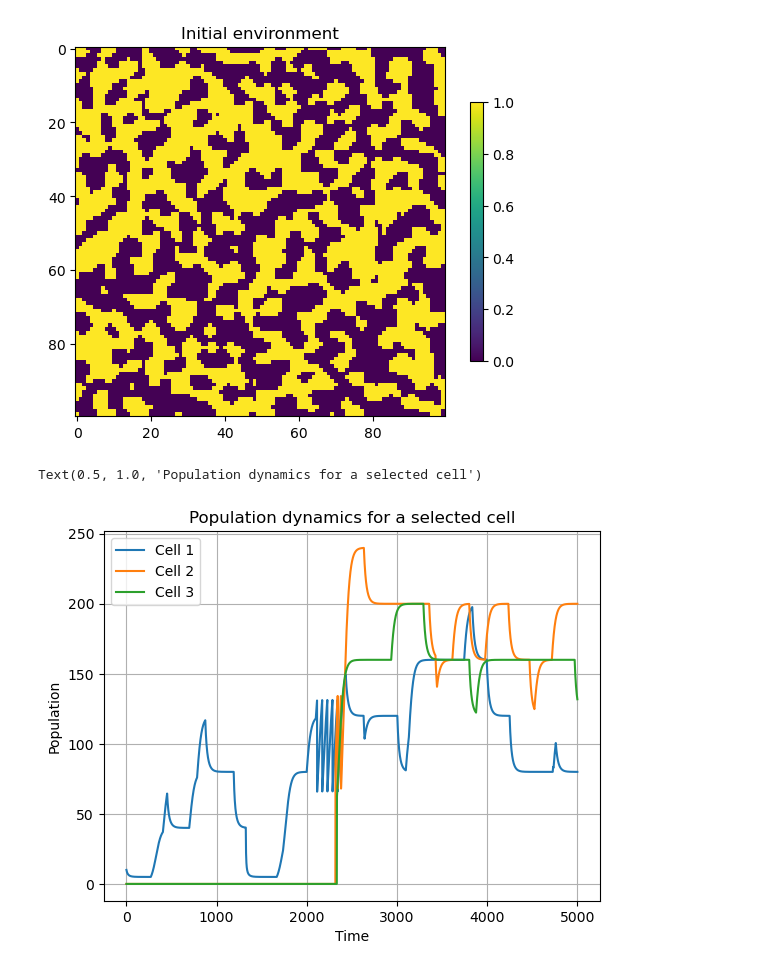
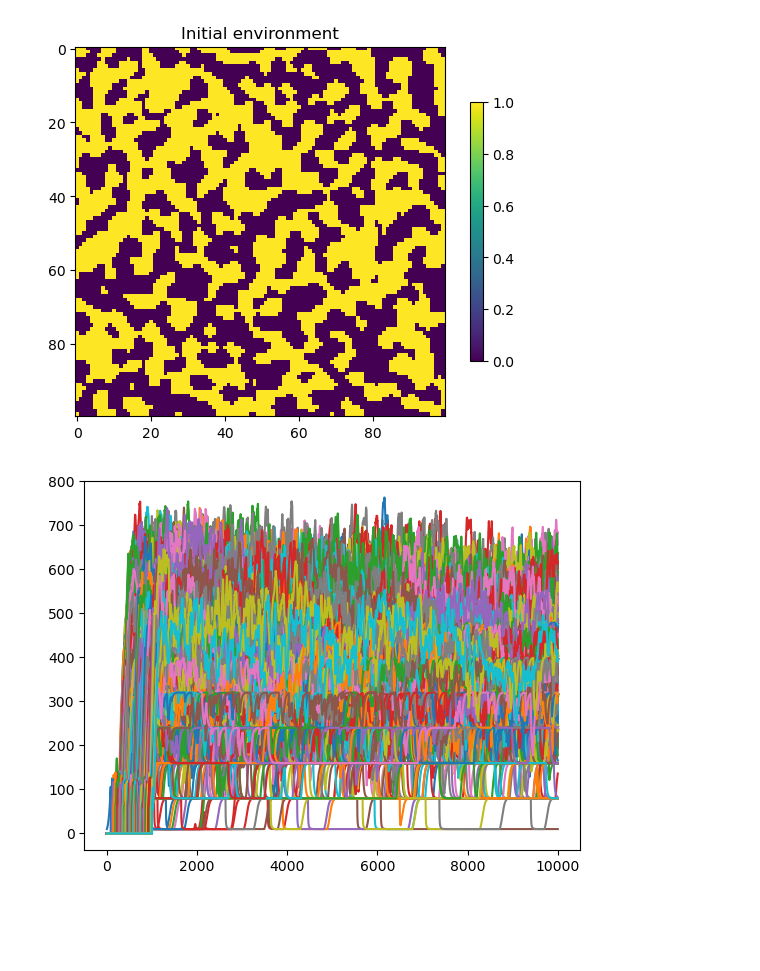
Before and after one commit to LeoKonzett/csh-vienna-abm, a Jupyter notebook: Agent_Dynamics_Playground.ipynb, the cells around one changed output. Saved outputs shown, nothing was run; the diff lists cells and outputs as text; code cells hidden in the pictures; blank space fills up the shorter version.

```diff
--- a/Agent_Dynamics_Playground.ipynb
+++ b/Agent_Dynamics_Playground.ipynb
@@ -476,20 +535,12 @@ lattice_diff_seeds[7].run(disable_progress_bar=False, track_prod=True)
-# %%
-pop_t = lattice.population
-pop_t_compare = lattice_diff_seeds[7].population
-
-# print(lattice.clip_population_to_zero)
-
-plt.plot(pop_t_compare[:, 0, 0], label="Cell 1")
-plt.plot(pop_t_compare[:, 3, 4], label="Cell 2")
-plt.plot(pop_t_compare[:, 1, 0], label="Cell 3")
-plt.legend()
-plt.xlabel("Time")
-plt.ylabel("Population")
-plt.grid()
-plt.title("Population dynamics for a selected cell")
-# %% [output]
-Text(0.5, 1.0, 'Population dynamics for a selected cell')
-[figure, removed]
+# %%
+fig = plt.figure() # no NAN values
+
+to_plot = lattice.population
+
+for ii in range(10):
+    plt.plot(to_plot[:, :, ii])
+# %% [output]
+[figure, added]
 # %%
 # Get entire population
 
```
Also changed, not shown: parts of 16 cells of this notebook.
